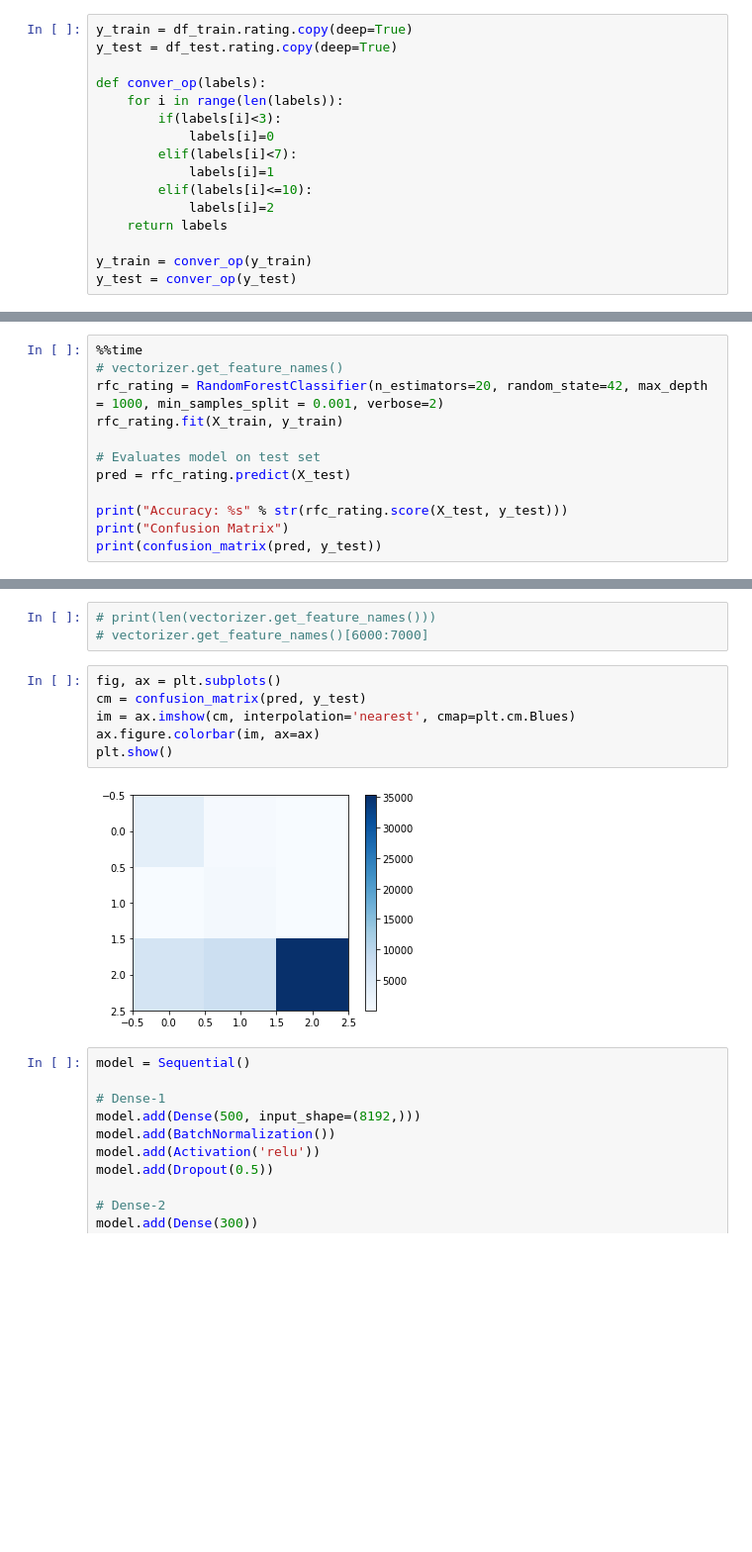
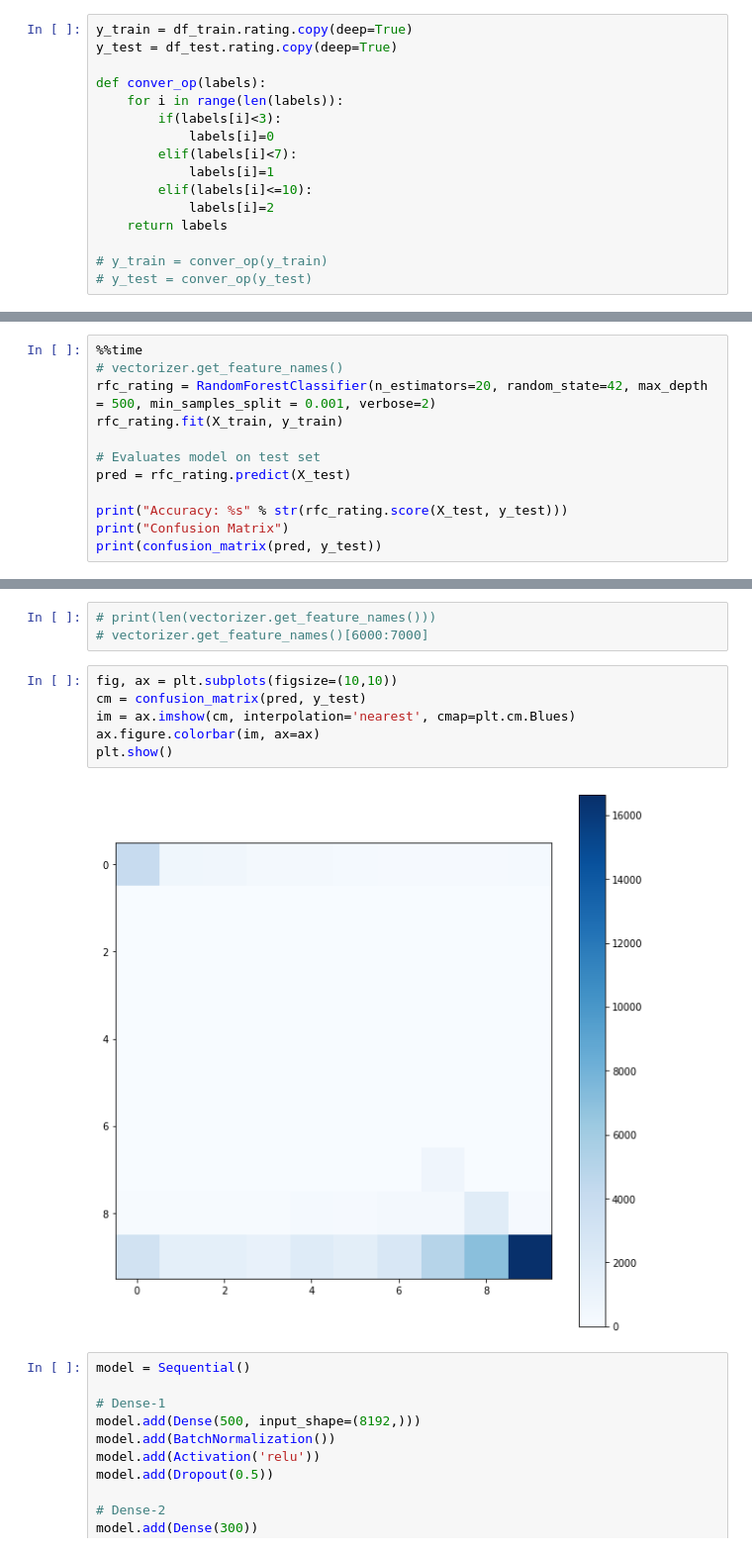
Before and after one commit to sarthak7295/Drug_review_NLP, a Jupyter notebook: BigData_MLP_C3.ipynb, the cells around one changed output, grey strips where cells are left out. Shown: that part at 99% size. Drawn from its saved outputs; the diff is of its cells as text; blank space fills up the shorter version.

Commit message:
RandomForest for 10 classes (can change hyperparameters

```diff
--- a/BigData_MLP_C3.ipynb
+++ b/BigData_MLP_C3.ipynb
@@ -127,8 +154,8 @@ def conver_op(labels):
             labels[i]=2
     return labels
 
-y_train = conver_op(y_train)
-y_test = conver_op(y_test)
+# y_train = conver_op(y_train)
+# y_test = conver_op(y_test)
 # %%
 print(x_train_nn.shape)
 print(y_train_nn.shape)
@@ -176,7 +203,7 @@ Name: rating, Length: 161297, dtype: int64
 # %%
 %%time
 # vectorizer.get_feature_names()
-rfc_rating = RandomForestClassifier(n_estimators=20, random_state=42, max_depth = 1000, min_samples_split = 0.001, verbose=2)
+rfc_rating = RandomForestClassifier(n_estimators=20, random_state=42, max_depth = 500, min_samples_split = 0.001, verbose=2)
 rfc_rating.fit(X_train, y_train)
 
 # Evaluates model on test set
@@ -225,13 +264,13 @@ Wall time: 1min 51s
 # print(len(vectorizer.get_feature_names()))
 # vectorizer.get_feature_names()[6000:7000]
 # %%
-fig, ax = plt.subplots()
+fig, ax = plt.subplots(figsize=(10,10))
 cm = confusion_matrix(pred, y_test)
 im = ax.imshow(cm, interpolation='nearest', cmap=plt.cm.Blues)
 ax.figure.colorbar(im, ax=ax)
 plt.show()
 # %% [output]
-[figure, old version]
+[figure, new version]
 # %%
 model = Sequential()
 
```
Also changed, not shown: parts of 8 cells of this notebook.
